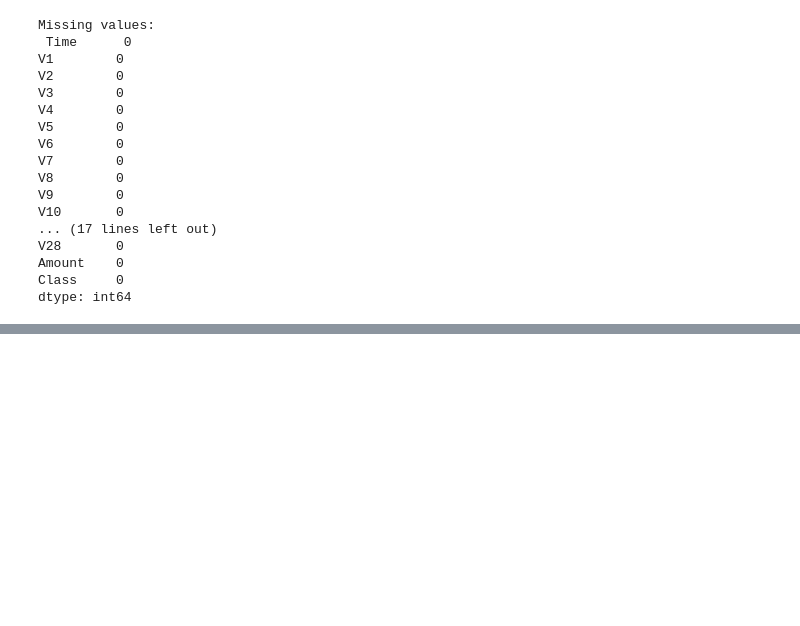
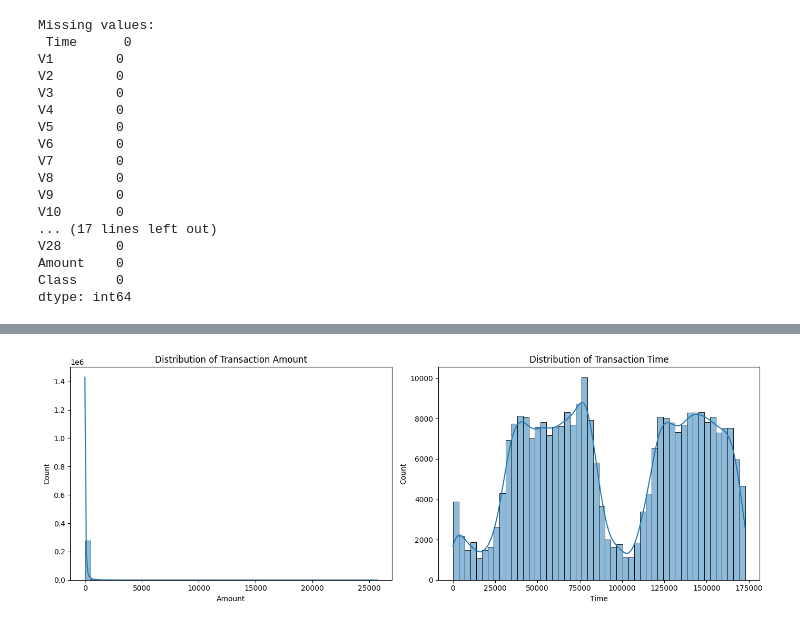
Before and after one commit to tbirch5/fraud-detection-decision-tree, a Jupyter notebook: notebooks/eda_fraud_detection.ipynb, the cells around one changed output, grey strips where cells are left out. Saved outputs shown, nothing was run; the diff lists cells and outputs as text; code cells hidden in the pictures; blank space fills up the shorter version.

```diff
--- a/notebooks/eda_fraud_detection.ipynb
+++ b/notebooks/eda_fraud_detection.ipynb
@@ -66,0 +87,15 @@ dtype: int64
+# %%
+# Visualization of transaction amount distribution for each class
+# Added visualization distribution of the 'Time' feature, follows, indicating the number of seconds elapsed between transactions
+fig, axs = plt.subplots(1, 2, figsize=(14, 5))
+
+sns.histplot(df['Amount'], bins=50, ax=axs[0], kde=True)
+axs[0].set_title('Distribution of Transaction Amount')
+
+sns.histplot(df['Time'], bins=50, ax=axs[1], kde=True)
+axs[1].set_title('Distribution of Transaction Time')
+
+plt.tight_layout()
+plt.show()
+# %% [output]
+[figure, added]
```
Also changed, not shown: parts of 7 cells of this notebook, 1 other file.
